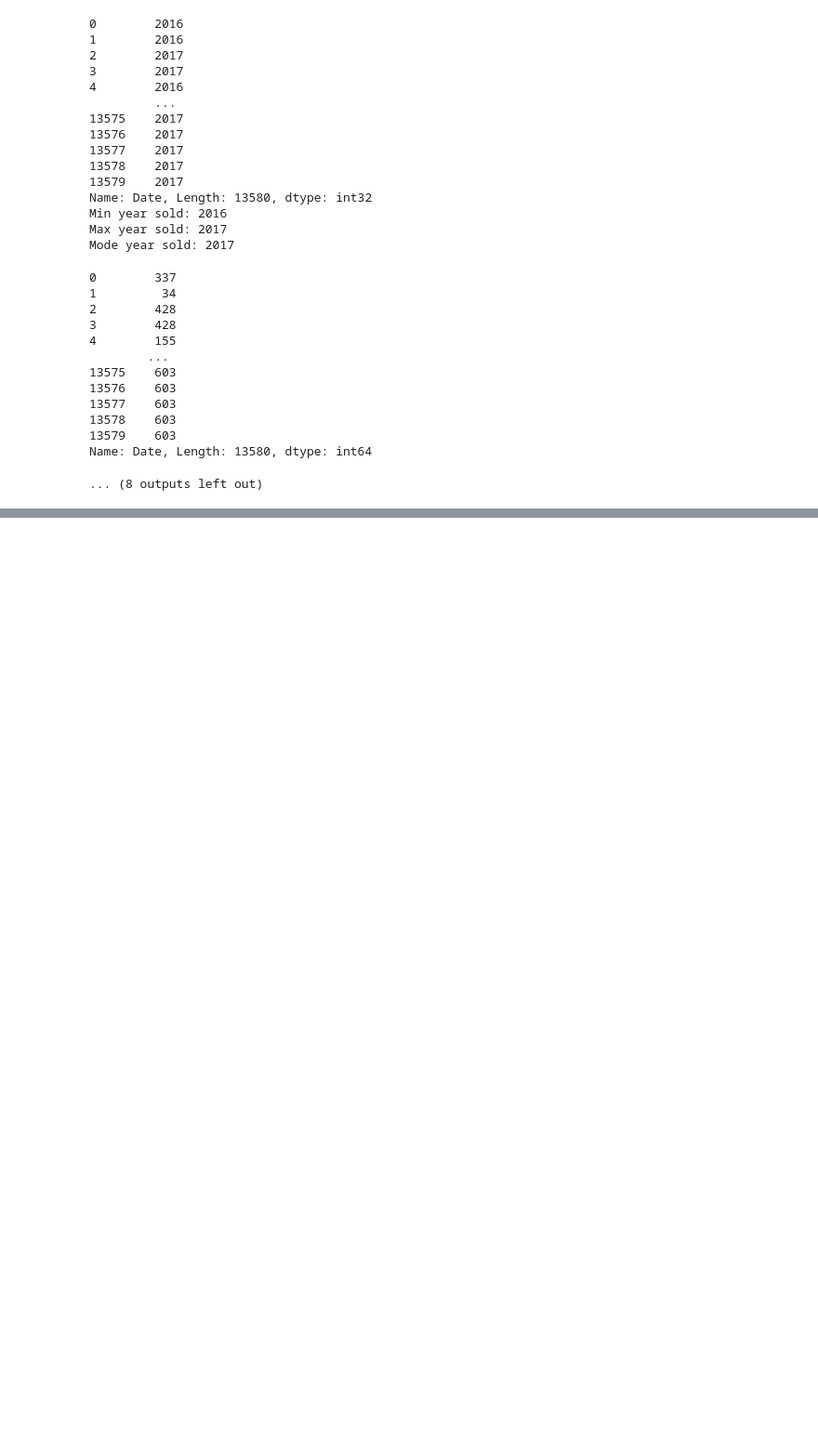
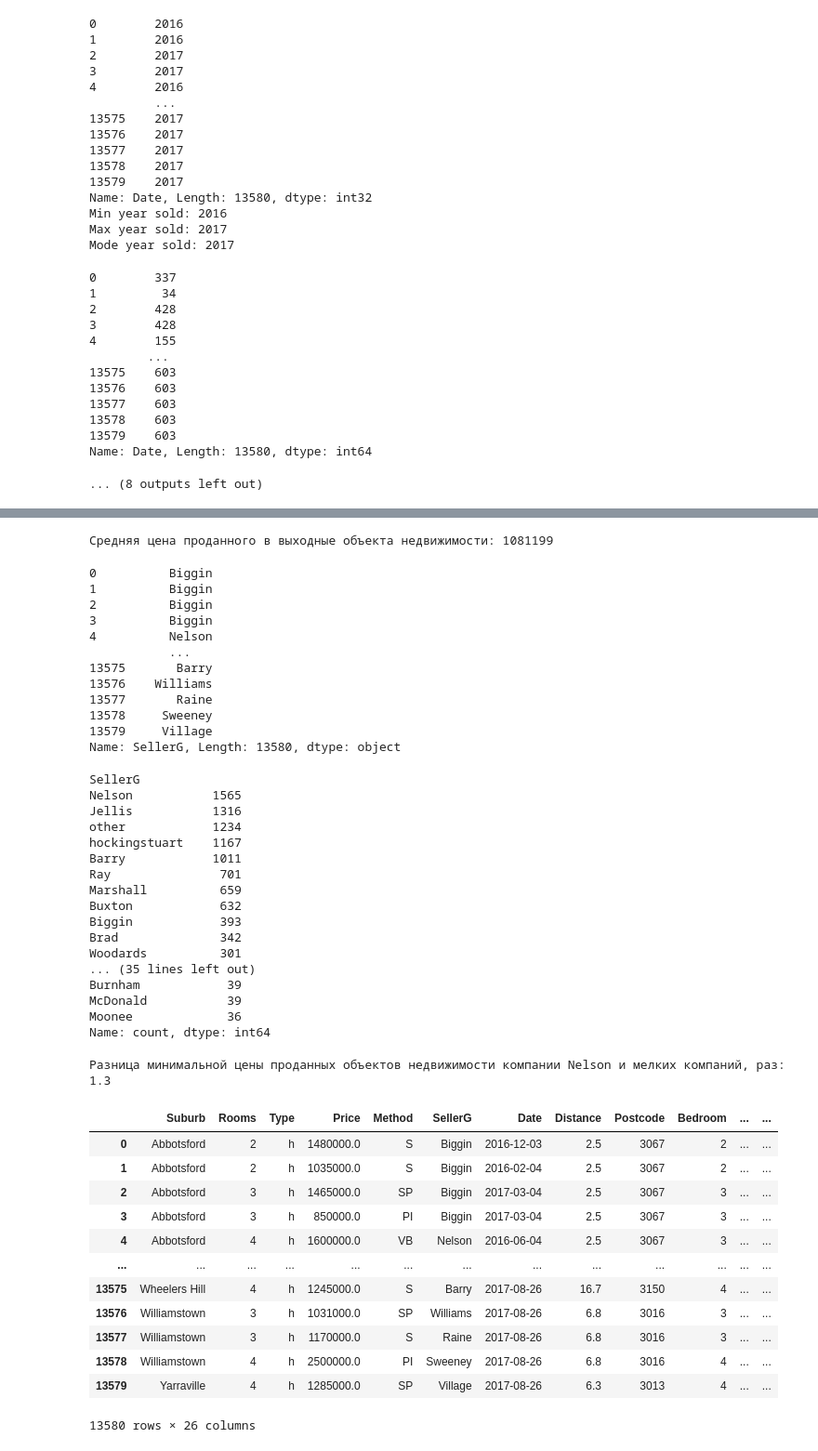
Before and after one commit to Elancinos/SF_DS_COURSE, a Jupyter notebook: Studies/PY-11/PY-11.ipynb, the cells around one changed output, grey strips where cells are left out. Shown at 93% size. Saved outputs shown, nothing was run; the diff lists cells and outputs as text; code cells hidden in the pictures; blank space fills up the shorter version.

```diff
--- a/Studies/PY-11/PY-11.ipynb
+++ b/Studies/PY-11/PY-11.ipynb
@@ -178,0 +298,66 @@ Name: Date, Length: 13580, dtype: int64
+# %%
+# Задания 4.2-4.3
+
+def get_weekend(weekday):
+    if weekday == 'Saturday' or weekday == 'Sunday':
+        return 1
+    else:
+        return 0
+
+melb_data_test['Weekend'] = melb_data_test['WeekdaySale'].apply(get_weekend)
+print('Средняя цена проданного в выходные объекта недвижимости:',
+        round(melb_data_test[(melb_data_test['Weekend'] == 1)]['Price'].mean()))
+
+sellers = melb_data_test['SellerG']
+display(sellers)
+popular_sellers = sellers.value_counts().nlargest(49).index
+melb_data_test['SellerG'] = sellers.apply(lambda x: x if x in popular_sellers else 'other')
+display(melb_data_test['SellerG'].value_counts())
+print('Разница минимальной цены проданных объектов недвижимости компании Nelson и мелких компаний, раз:',
+      round(melb_data_test[(melb_data_test['SellerG'] == 'Nelson')]['Price'].min() / melb_data_test[(melb_data_test['SellerG'] == 'other')]['Price'].min(), 1))
+display(melb_data_test)
+# %% [output]
+Средняя цена проданного в выходные объекта недвижимости: 1081199
+0          Biggin
+1          Biggin
+2          Biggin
+3          Biggin
+4          Nelson
+           ...
+13575       Barry
+13576    Williams
+13577       Raine
+13578     Sweeney
+13579     Village
+Name: SellerG, Length: 13580, dtype: object
+SellerG
+Nelson           1565
+Jellis           1316
+other            1234
+hockingstuart    1167
+Barry            1011
+Ray               701
+Marshall          659
+Buxton            632
+Biggin            393
+Brad              342
+Woodards          301
+... (35 lines left out)
+Burnham            39
+McDonald           39
+Moonee             36
+Name: count, dtype: int64
+Разница минимальной цены проданных объектов недвижимости компании Nelson и мелких компаний, раз: 1.3
+|  | Suburb | Rooms | Type | Price | Method | SellerG | Date | Distance | Postcode | Bedroom | ... | ... |
+| 0 | Abbotsford | 2 | h | 1480000.0 | S | Biggin | 2016-12-03 | 2.5 | 3067 | 2 | ... | ... |
+| 1 | Abbotsford | 2 | h | 1035000.0 | S | Biggin | 2016-02-04 | 2.5 | 3067 | 2 | ... | ... |
+| 2 | Abbotsford | 3 | h | 1465000.0 | SP | Biggin | 2017-03-04 | 2.5 | 3067 | 3 | ... | ... |
+| 3 | Abbotsford | 3 | h | 850000.0 | PI | Biggin | 2017-03-04 | 2.5 | 3067 | 3 | ... | ... |
+| 4 | Abbotsford | 4 | h | 1600000.0 | VB | Nelson | 2016-06-04 | 2.5 | 3067 | 3 | ... | ... |
+| ... | ... | ... | ... | ... | ... | ... | ... | ... | ... | ... | ... | ... |
+| 13575 | Wheelers Hill | 4 | h | 1245000.0 | S | Barry | 2017-08-26 | 16.7 | 3150 | 4 | ... | ... |
+| 13576 | Williamstown | 3 | h | 1031000.0 | SP | Williams | 2017-08-26 | 6.8 | 3016 | 3 | ... | ... |
+| 13577 | Williamstown | 3 | h | 1170000.0 | S | Raine | 2017-08-26 | 6.8 | 3016 | 3 | ... | ... |
+| 13578 | Williamstown | 4 | h | 2500000.0 | PI | Sweeney | 2017-08-26 | 6.8 | 3016 | 4 | ... | ... |
+| 13579 | Yarraville | 4 | h | 1285000.0 | SP | Village | 2017-08-26 | 6.3 | 3013 | 4 | ... | ... |
+13580 rows × 26 columns
```
Also changed, not shown: parts of 1 cell of this notebook.
